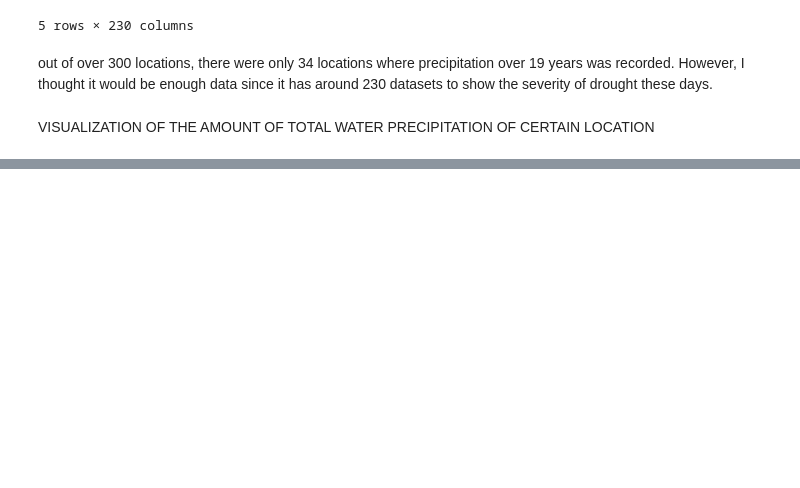
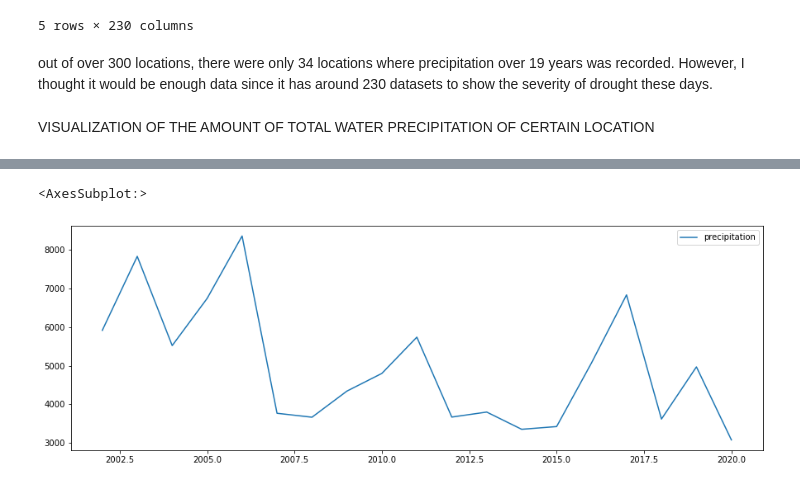
Before and after one commit to jnghlim/precipitation-project, a Jupyter notebook: precipitation-vis.ipynb, the cells around one changed output, grey strips where cells are left out. Drawn from its saved outputs; the diff is of its cells as text; code cells hidden in the pictures; blank space fills up the shorter version.

```diff
--- a/precipitation-vis.ipynb
+++ b/precipitation-vis.ipynb
@@ -158,0 +123,12 @@ ex
+# %%
+total_precip = {}
+for year in range(min_year, max_year+1):
+    total_precip[year] = [data_holder.get(f'data_{year}')['WY Total'].sum()]
+
+total_precip
+t_df = pd.DataFrame(data=total_precip)
+total_df = t_df.rename(index={0:'precipitation'})
+total_df.T.plot(figsize=(15,5))
+# %% [output]
+<AxesSubplot:>
+[figure, added]
```
Also changed, not shown: parts of 5 cells of this notebook.
